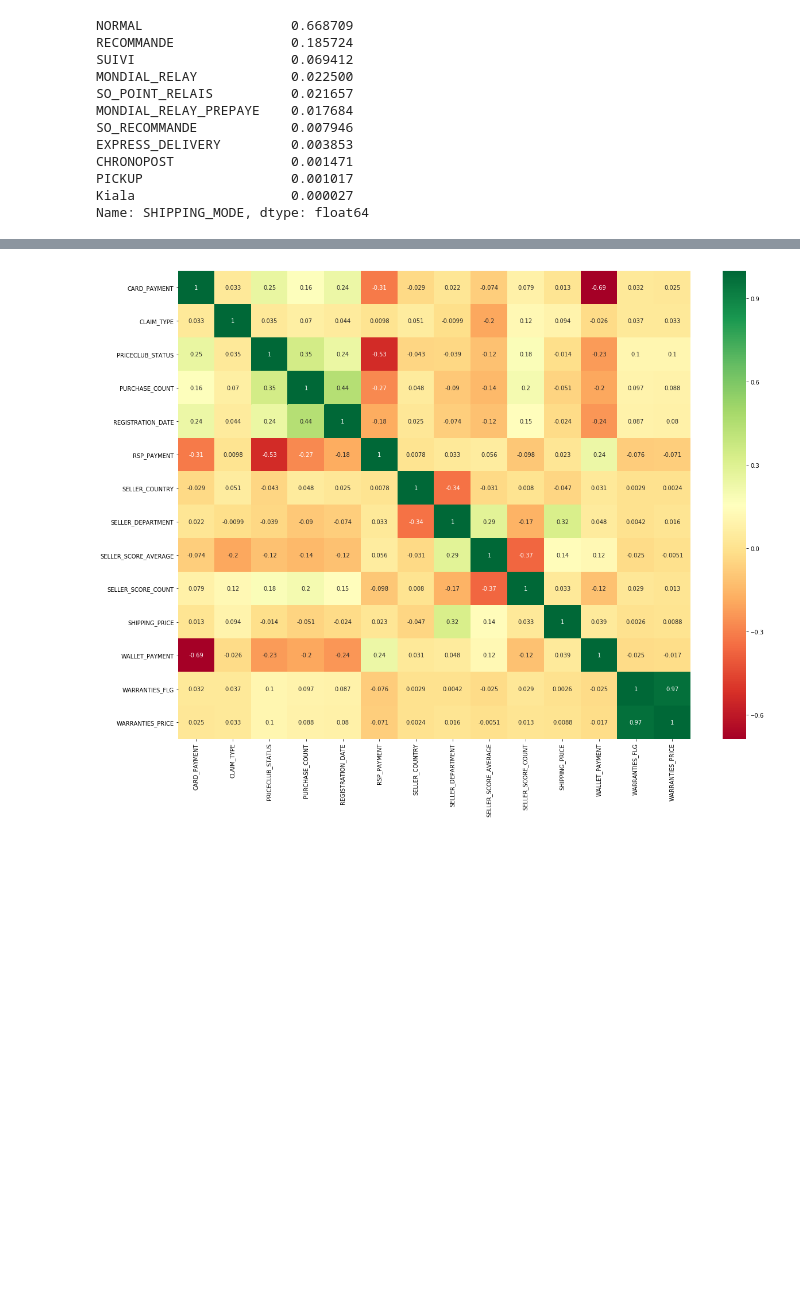
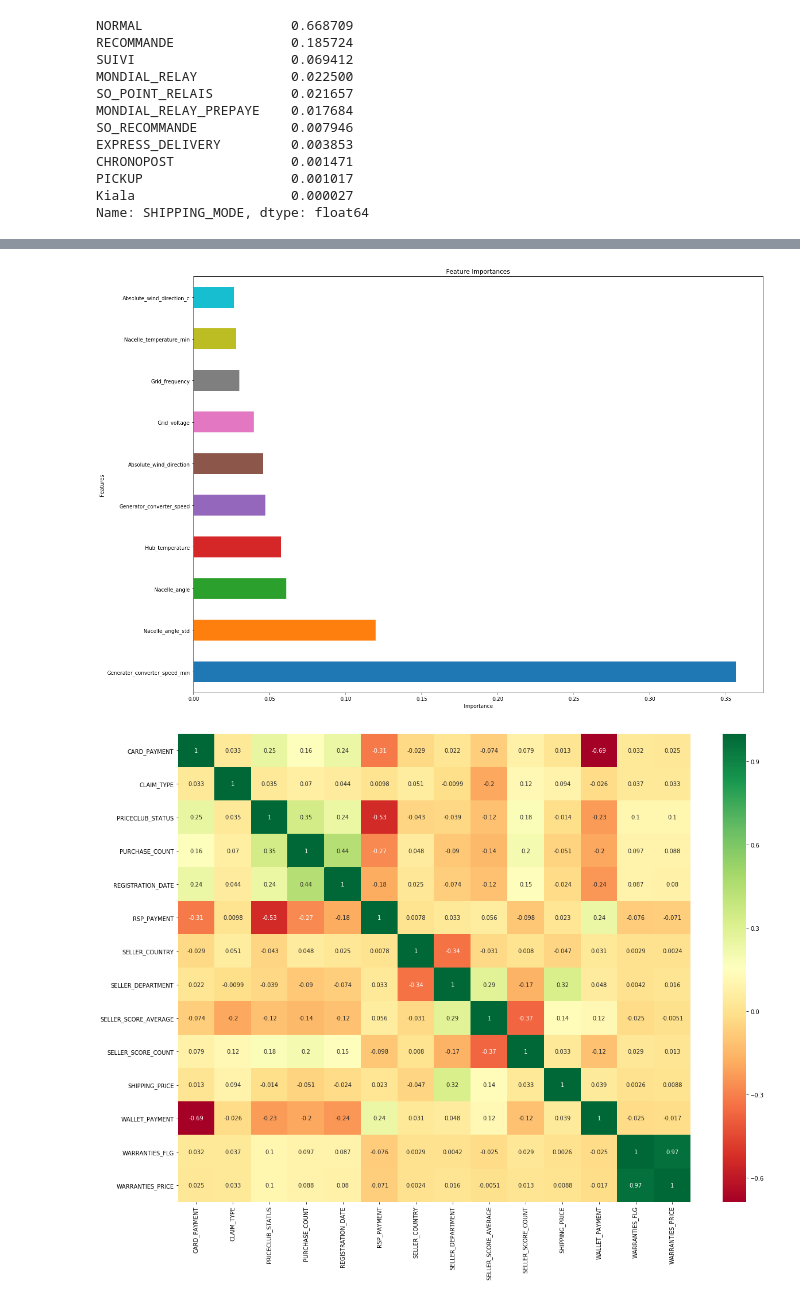
Before and after one commit to jeremycombe/Pipeline, a Jupyter notebook: BestEstimator_tests.ipynb, the cells around one changed output, grey strips where cells are left out. Drawn from its saved outputs; the diff is of its cells as text; code cells hidden in the pictures; blank space fills up the shorter version.

```diff
--- a/BestEstimator_tests.ipynb
+++ b/BestEstimator_tests.ipynb
@@ -713,3 +702,10 @@ clf1.Feature_Importances_Tree(clf, Multi_Train[0:100], Multi_Target[0:100], ID =
+# %%
+clf = ExtraTreesRegressor()
+clf1 = BestEstimator(grid = False, hard_grid = True)
+
+clf1.Feature_Importances_Tree(clf, Reg_Train[0:100], Reg_Target[0:100], ID = 'ID', value = 0, nb_features = 10)
+# %% [output]
+[figure, added]
 # %%
 clf1.corr_mat(Multi_Train, Multi_Target, ID = 'ID', n = 1000, n_pairs = 8)
 # %% [output]
```
Also changed, not shown: parts of 9 cells of this notebook, 1 other file.
